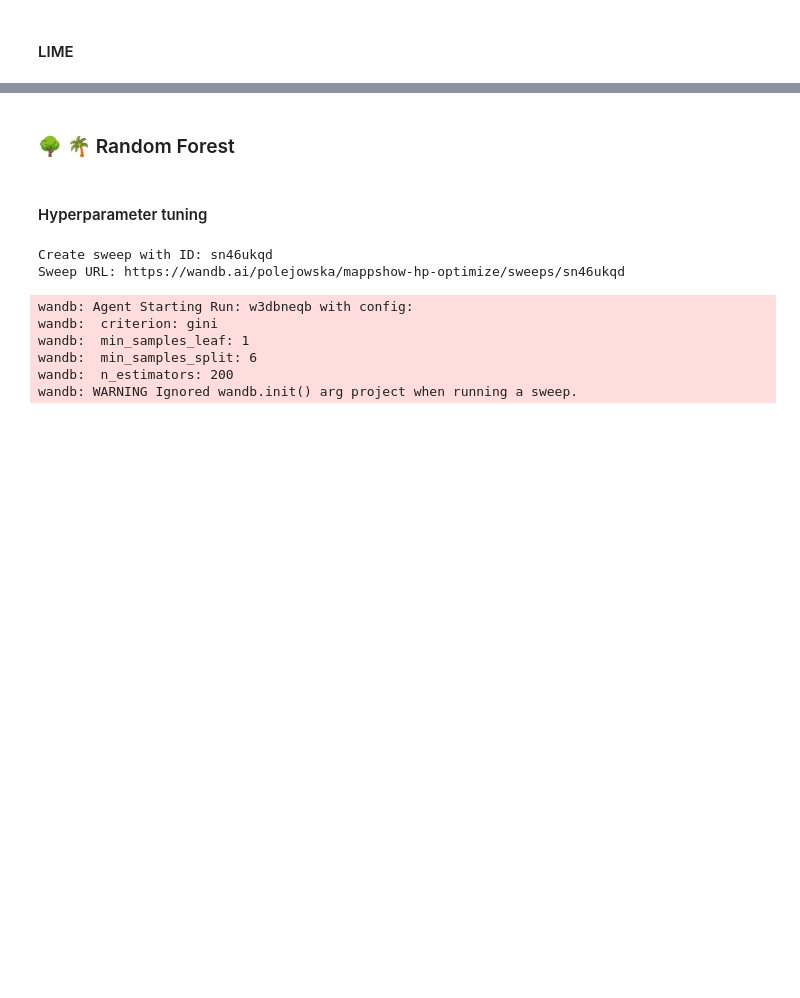
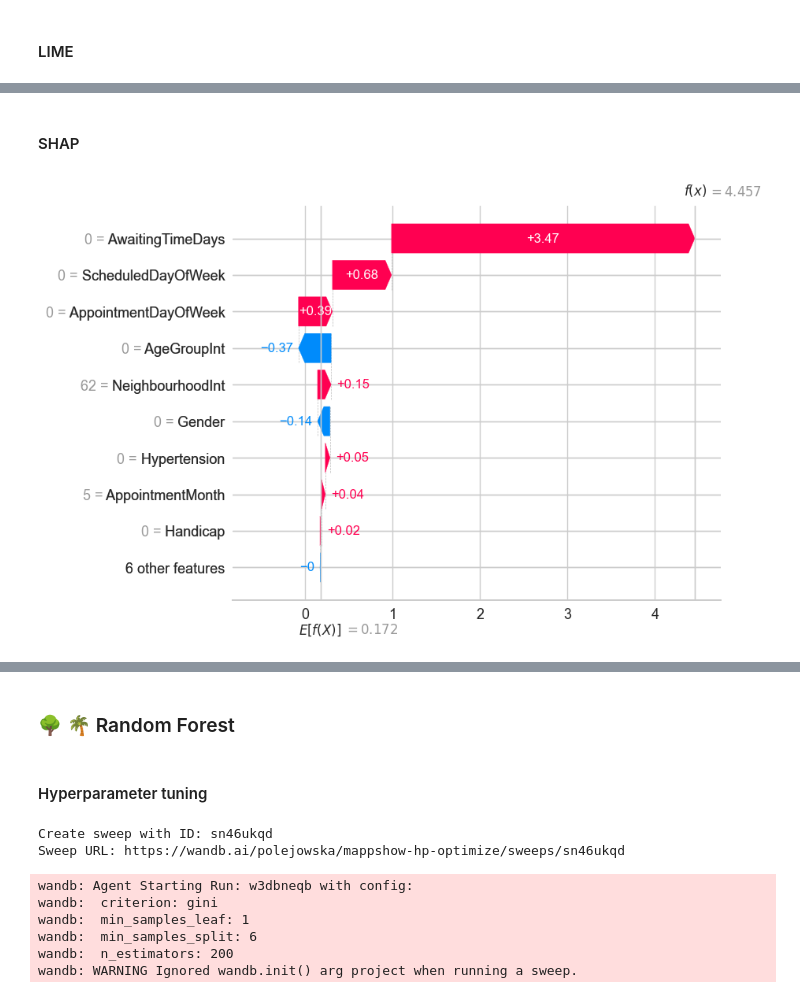
Before and after one commit to polejowska/mappshow-ml-xai, a Jupyter notebook: classifiers_xai.ipynb, the cells around one changed output, grey strips where cells are left out. Drawn from its saved outputs; the diff is of its cells as text; code cells hidden in the pictures; blank space fills up the shorter version.

Commit message:
add shap analysis and description

```diff
--- a/classifiers.ipynb
+++ b/classifiers_xai.ipynb
@@ -266,0 +362,9 @@ show(lime_local)
+# %% [markdown]
+#### SHAP
+# %%
+explainer = shap.Explainer(xgboost_cls)
+shap_values = explainer(X_test)
+
+shap.plots.waterfall(shap_values[12995])
+# %% [output]
+[figure, added]
```
Also changed, not shown: parts of 11 cells of this notebook, 1 other file.
